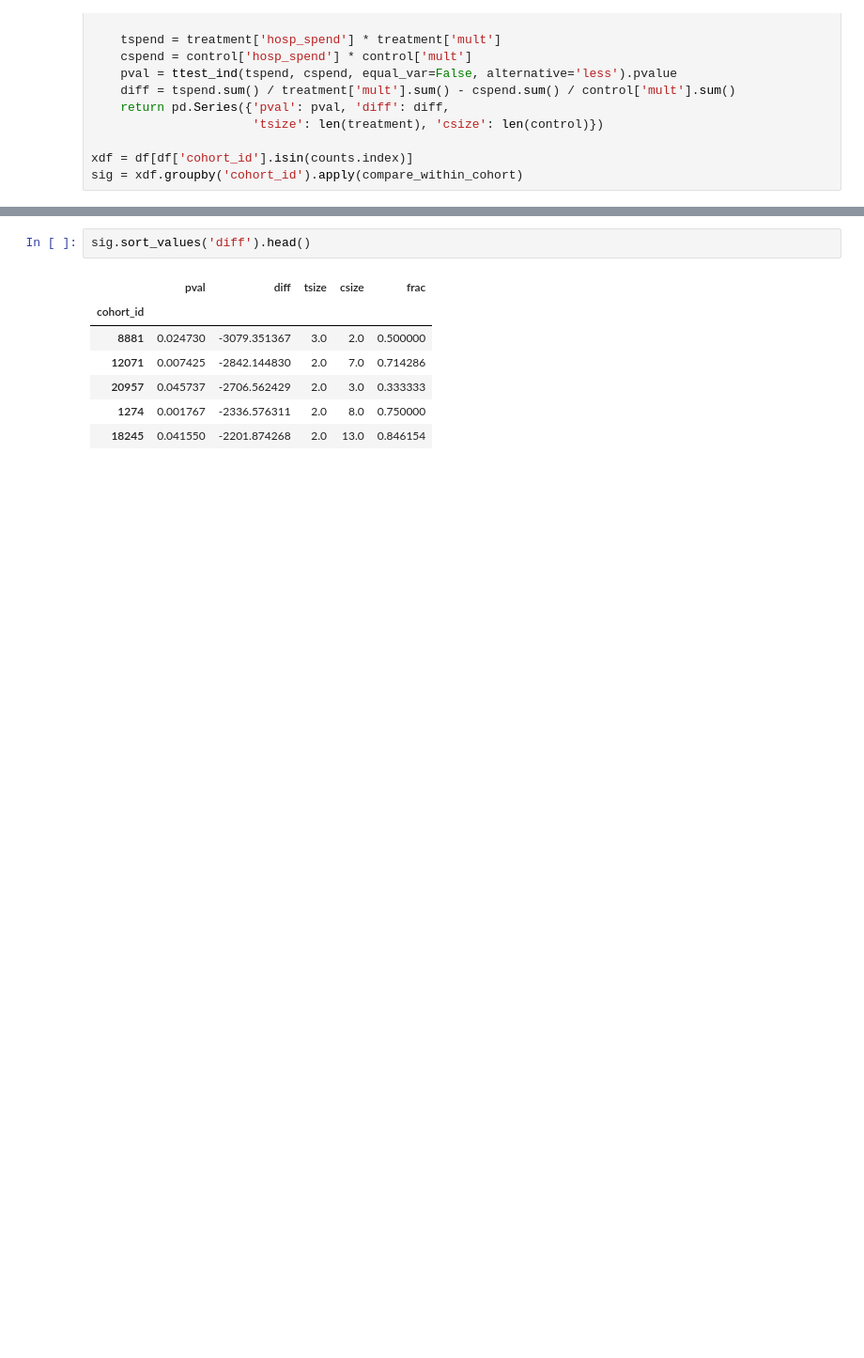
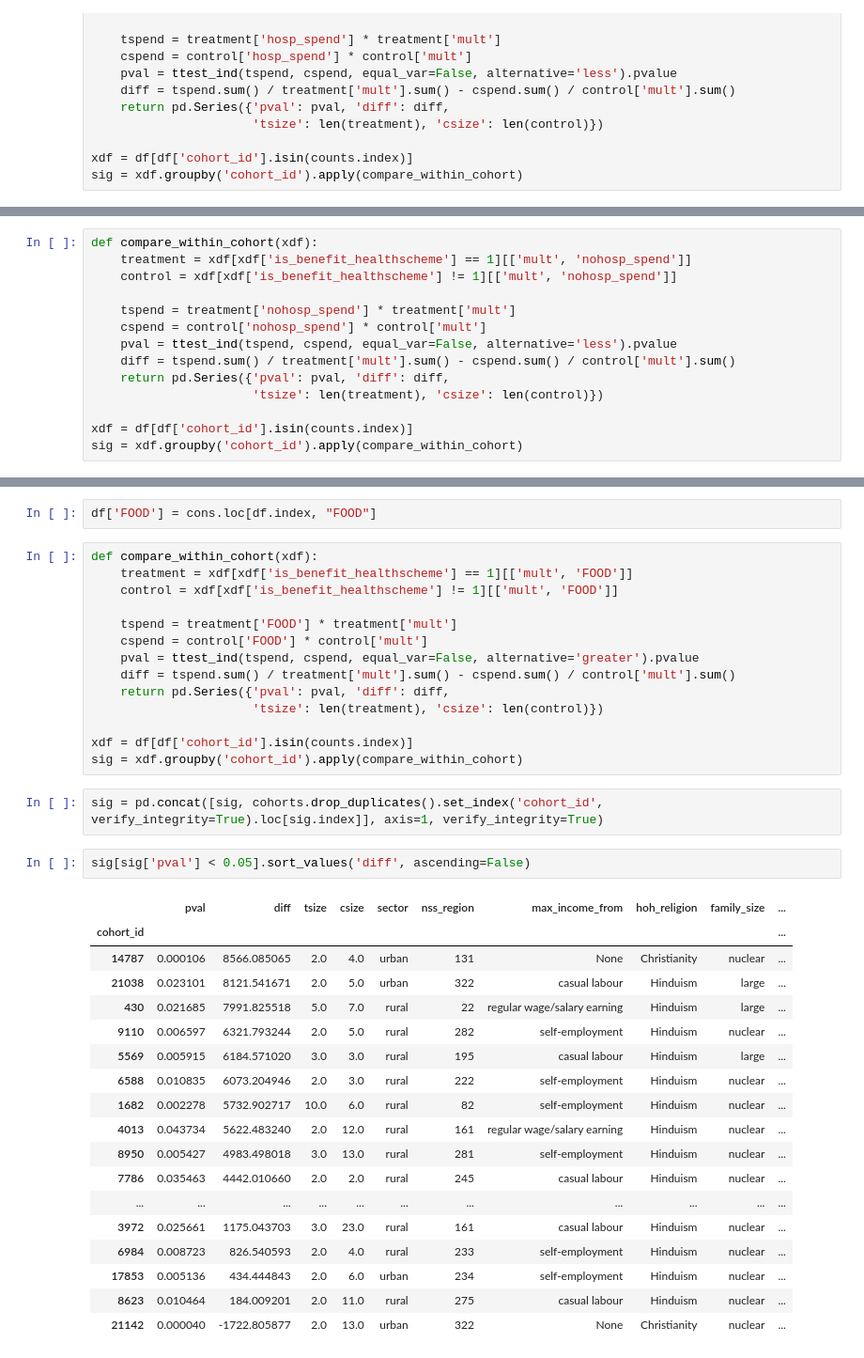
Before and after one commit to jaidevd/beingbayesian, a Jupyter notebook: 06-public-welfare/health-cohortwise.ipynb, the cells around one changed output, grey strips where cells are left out. Shown at 94% size. Saved outputs shown, nothing was run; the diff lists cells and outputs as text; blank space fills up the shorter version.

```diff
--- a/06-public-welfare/health-cohortwise.ipynb
+++ b/06-public-welfare/health-cohortwise.ipynb
@@ -44,0 +61,14 @@ sig = xdf.groupby('cohort_id').apply(compare_within_cohort)
+# %%
+def compare_within_cohort(xdf):
+    treatment = xdf[xdf['is_benefit_healthscheme'] == 1][['mult', 'nohosp_spend']]
+    control = xdf[xdf['is_benefit_healthscheme'] != 1][['mult', 'nohosp_spend']]
+
+    tspend = treatment['nohosp_spend'] * treatment['mult']
+    cspend = control['nohosp_spend'] * control['mult']
+    pval = ttest_ind(tspend, cspend, equal_var=False, alternative='less').pvalue
+    diff = tspend.sum() / treatment['mult'].sum() - cspend.sum() / control['mult'].sum()
+    return pd.Series({'pval': pval, 'diff': diff,
+                      'tsize': len(treatment), 'csize': len(control)})
+
+xdf = df[df['cohort_id'].isin(counts.index)]
+sig = xdf.groupby('cohort_id').apply(compare_within_cohort)
@@ -48,10 +102,39 @@ sig['frac'] = abs(sig['tsize'] / sig['csize'] - 1)
+# %%
+df['FOOD'] = cons.loc[df.index, "FOOD"]
+# %%
+def compare_within_cohort(xdf):
+    treatment = xdf[xdf['is_benefit_healthscheme'] == 1][['mult', 'FOOD']]
+    control = xdf[xdf['is_benefit_healthscheme'] != 1][['mult', 'FOOD']]
+
+    tspend = treatment['FOOD'] * treatment['mult']
+    cspend = control['FOOD'] * control['mult']
+    pval = ttest_ind(tspend, cspend, equal_var=False, alternative='greater').pvalue
+    diff = tspend.sum() / treatment['mult'].sum() - cspend.sum() / control['mult'].sum()
+    return pd.Series({'pval': pval, 'diff': diff,
+                      'tsize': len(treatment), 'csize': len(control)})
+
+xdf = df[df['cohort_id'].isin(counts.index)]
+sig = xdf.groupby('cohort_id').apply(compare_within_cohort)
+# %%
+sig = pd.concat([sig, cohorts.drop_duplicates().set_index('cohort_id', verify_integrity=True).loc[sig.index]], axis=1, verify_integrity=True)
 # %%
-sig.sort_values('diff').head()
+sig[sig['pval'] < 0.05].sort_values('diff', ascending=False)
 # %% [output]
-|  | pval | diff | tsize | csize | frac |
-| cohort_id |  |  |  |  |  |
-| 8881 | 0.024730 | -3079.351367 | 3.0 | 2.0 | 0.500000 |
-| 12071 | 0.007425 | -2842.144830 | 2.0 | 7.0 | 0.714286 |
-| 20957 | 0.045737 | -2706.562429 | 2.0 | 3.0 | 0.333333 |
-| 1274 | 0.001767 | -2336.576311 | 2.0 | 8.0 | 0.750000 |
-| 18245 | 0.041550 | -2201.874268 | 2.0 | 13.0 | 0.846154 |
+|  | pval | diff | tsize | csize | sector | nss_region | max_income_from | hoh_religion | family_size | ... |
+| cohort_id |  |  |  |  |  |  |  |  |  | ... |
+| 14787 | 0.000106 | 8566.085065 | 2.0 | 4.0 | urban | 131 | None | Christianity | nuclear | ... |
+| 21038 | 0.023101 | 8121.541671 | 2.0 | 5.0 | urban | 322 | casual labour | Hinduism | large | ... |
+| 430 | 0.021685 | 7991.825518 | 5.0 | 7.0 | rural | 22 | regular wage/salary earning | Hinduism | large | ... |
+| 9110 | 0.006597 | 6321.793244 | 2.0 | 5.0 | rural | 282 | self-employment | Hinduism | nuclear | ... |
+| 5569 | 0.005915 | 6184.571020 | 3.0 | 3.0 | rural | 195 | casual labour | Hinduism | large | ... |
+| 6588 | 0.010835 | 6073.204946 | 2.0 | 3.0 | rural | 222 | self-employment | Hinduism | nuclear | ... |
+| 1682 | 0.002278 | 5732.902717 | 10.0 | 6.0 | rural | 82 | self-employment | Hinduism | nuclear | ... |
+| 4013 | 0.043734 | 5622.483240 | 2.0 | 12.0 | rural | 161 | regular wage/salary earning | Hinduism | nuclear | ... |
+| 8950 | 0.005427 | 4983.498018 | 3.0 | 13.0 | rural | 281 | self-employment | Hinduism | nuclear | ... |
+| 7786 | 0.035463 | 4442.010660 | 2.0 | 2.0 | rural | 245 | casual labour | Hinduism | nuclear | ... |
+| ... | ... | ... | ... | ... | ... | ... | ... | ... | ... | ... |
+| 3972 | 0.025661 | 1175.043703 | 3.0 | 23.0 | rural | 161 | casual labour | Hinduism | nuclear | ... |
+| 6984 | 0.008723 | 826.540593 | 2.0 | 4.0 | rural | 233 | self-employment | Hinduism | nuclear | ... |
+| 17853 | 0.005136 | 434.444843 | 2.0 | 6.0 | urban | 234 | self-employment | Hinduism | nuclear | ... |
+| 8623 | 0.010464 | 184.009201 | 2.0 | 11.0 | rural | 275 | casual labour | Hinduism | nuclear | ... |
+| 21142 | 0.000040 | -1722.805877 | 2.0 | 13.0 | urban | 322 | None | Christianity | nuclear | ... |
```
Also changed, not shown: parts of 23 cells of this notebook.
